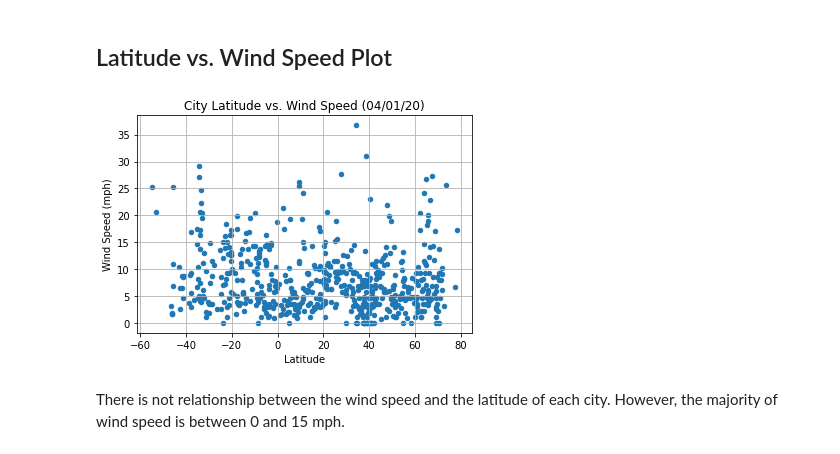
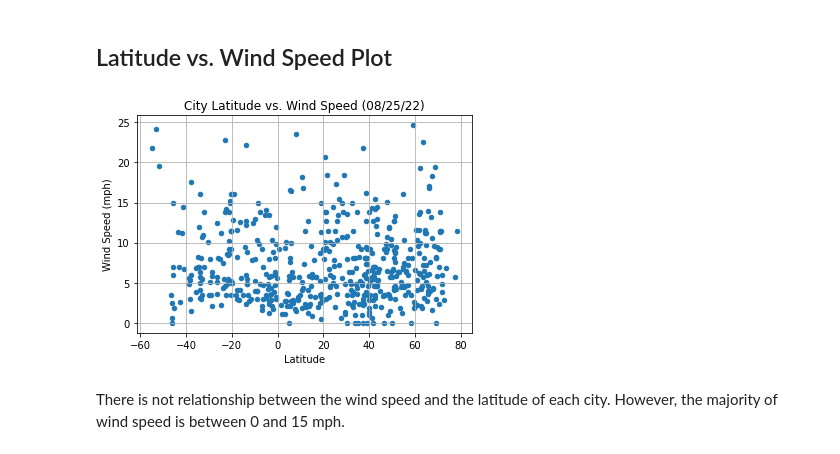
Before and after one commit to kle96/python-api-challenge, a Jupyter notebook: WeatherPy&VacationPy/WeatherPy.ipynb, the cells around one changed output. Cells and saved outputs as stored; diff of their text form; code cells hidden in the pictures.

```diff
--- a/WeatherPy&VacationPy/WeatherPy.ipynb
+++ b/WeatherPy&VacationPy/WeatherPy.ipynb
@@ -295,12 +253,12 @@ There does not seem to be a relationship between the percentage of clouds and th
 # %% [markdown]
 ## Latitude vs. Wind Speed Plot
 # %%
-city_weather_df.plot(kind="scatter", x= 'Lat', y = "Wind Speed", title="City Latitude vs. Wind Speed (04/01/20)", grid=True)
+city_weather_df.plot(kind="scatter", x= 'Lat', y = "Wind Speed", title="City Latitude vs. Wind Speed (08/25/22)", grid=True)
 plt.ylabel("Wind Speed (mph)")
 plt.xlabel("Latitude")
 plt.savefig("Images/Weather-lat_wind.png")
 # %% [output]
-[figure, old version]
+[figure, new version]
 # %% [markdown]
 There is not relationship between the wind speed and the latitude of each city. However, the majority of wind speed is between 0 and 15 mph.
 # %% [markdown]
```
Also changed, not shown: parts of 22 cells of this notebook, 5 other files.
